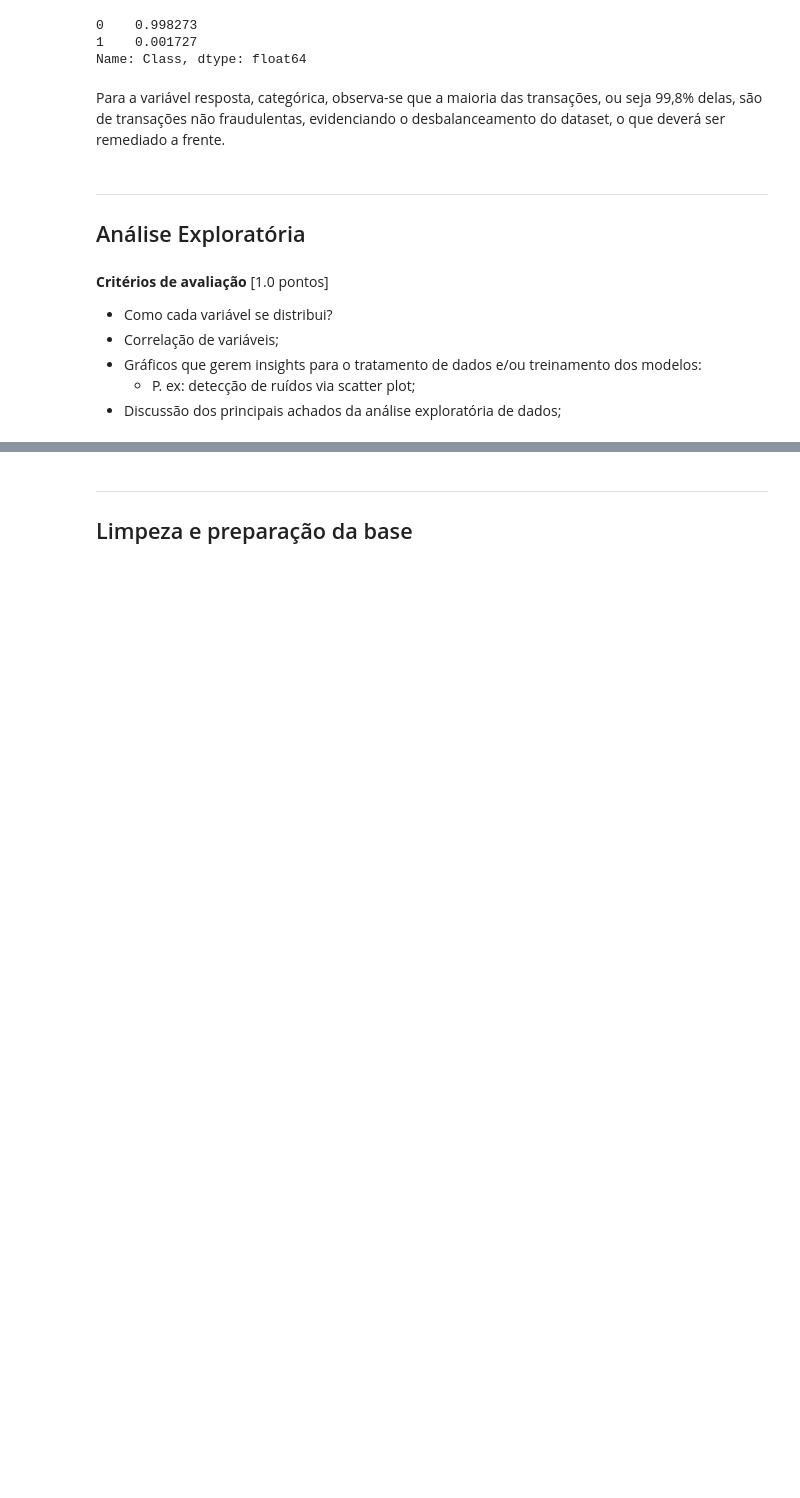
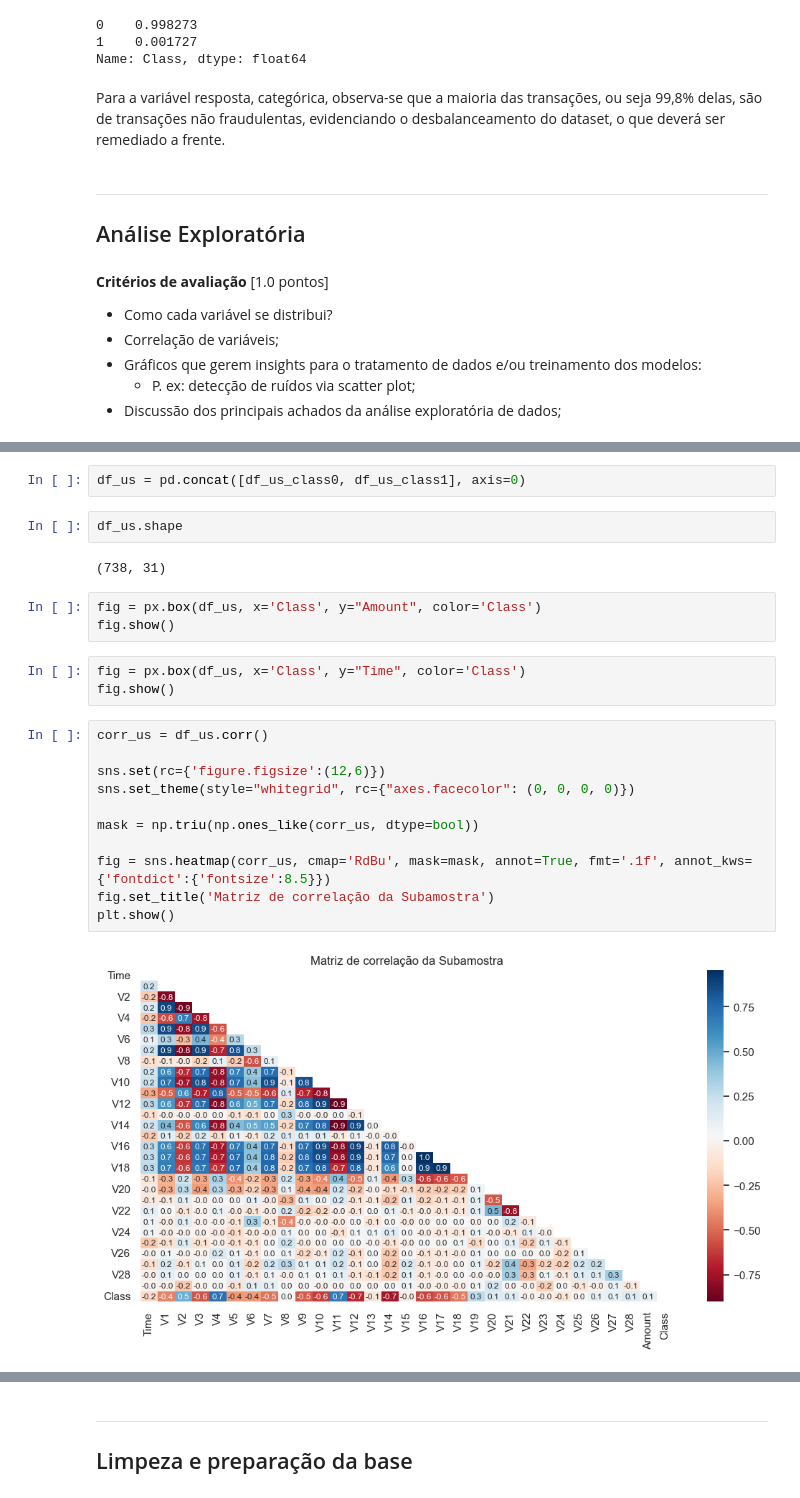
Before and after one commit to gaby-baratela/D2APR_Credit_card_fraud_detection, a Jupyter notebook: Notebook.ipynb, the cells around one changed output, grey strips where cells are left out. Cells and saved outputs as stored; diff of their text form; blank space fills up the shorter version.

```diff
--- a/Notebook.ipynb
+++ b/Notebook.ipynb
@@ -118,0 +208,25 @@ modelos:
+# %%
+df_us = pd.concat([df_us_class0, df_us_class1], axis=0)
+# %%
+df_us.shape
+# %% [output]
+(738, 31)
+# %%
+fig = px.box(df_us, x='Class', y="Amount", color='Class')
+fig.show()
+# %%
+fig = px.box(df_us, x='Class', y="Time", color='Class')
+fig.show()
+# %%
+corr_us = df_us.corr()
+
+sns.set(rc={'figure.figsize':(12,6)})
+sns.set_theme(style="whitegrid", rc={"axes.facecolor": (0, 0, 0, 0)})
+
+mask = np.triu(np.ones_like(corr_us, dtype=bool))
+
+fig = sns.heatmap(corr_us, cmap='RdBu', mask=mask, annot=True, fmt='.1f', annot_kws={'fontdict':{'fontsize':8.5}})
+fig.set_title('Matriz de correlação da Subamostra')
+plt.show()
+# %% [output]
+[figure, added]
```
Also changed, not shown: parts of 26 cells of this notebook.
